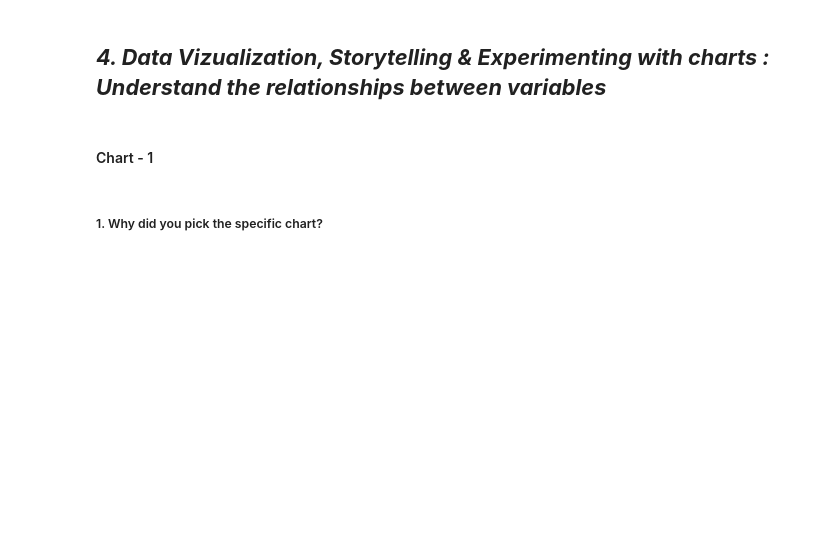
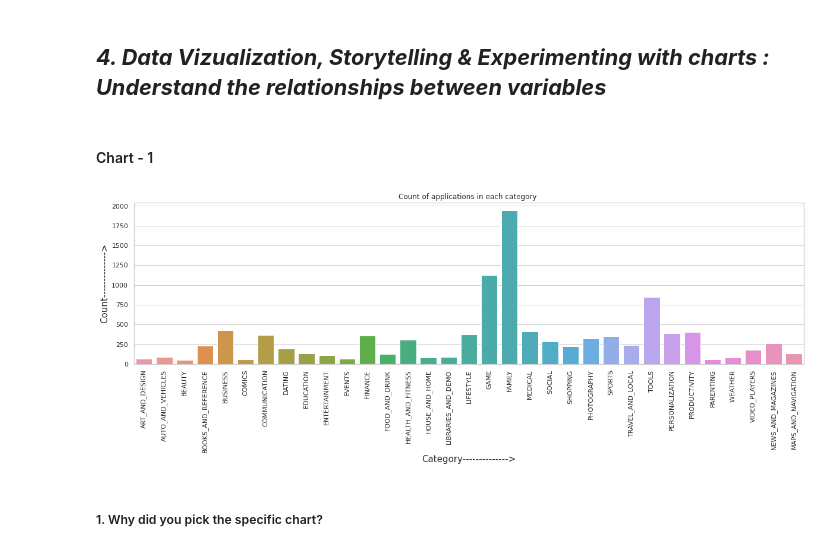
Before and after one commit to pra-sh-ant/Play-Store-Data-EDA, a Jupyter notebook: EDA_Play_Store.ipynb, the cells around one changed output. Saved outputs shown, nothing was run; the diff lists cells and outputs as text; code cells hidden in the pictures; blank space fills up the shorter version.

```diff
--- a/EDA_Play_Store.ipynb
+++ b/EDA_Play_Store.ipynb
@@ -133,0 +336,22 @@ Answer Here
+# %%
+#Function to insert median in Null values of Rating Column
+def ins_median(series):
+  return series.fillna(series.median)
+
+db1.Rating = db1['Rating'].transform(ins_median)
+# %%
+# Filling all the null values with thier mode
+db1['Type'].fillna(str(db1['Type'].mode().values[0]),inplace = True)
+db1['Current Ver'].fillna(str(db1['Current Ver'].mode().values[0]),inplace = True)
+#db1['Android Ver'].fillna(str(db1['Android Ver'].mode().values[0]),inplace = True)
+db1['Content Rating'].fillna(str(db1['Content Rating'].mode().values[0]),inplace = True)
+db1['Size(Mb)'].fillna(str(db1['Size(Mb)'].mode().values[0]),inplace = True)
+# %%
+# Convert Data Types to Correct Format
+db1["Size(Mb)"]=db1["Size(Mb)"].astype(float)
+db1['Reviews'] = pd.to_numeric(db1['Reviews'], errors ='coerce')
+db1["Rating"]=pd.to_numeric(db1["Rating"],errors='coerce')
+db1["Android Ver"]=pd.to_numeric(db1["Android Ver"],errors='coerce')
+# %%
+db1['Installs']= db1['Installs'].apply(lambda x: float(x))
+db1['Price']= db1['Price'].apply(lambda x: float(x))
@@ -141,6 +406,15 @@ Answer Here.
 #### Chart - 1
 # %%
 # Chart - 1 visualization code
+# %%
+sns.countplot('Category',data=db1)
+plt.xlabel("Category-------------->", fontsize=15)
+plt.ylabel("Count-------------->", fontsize=15)
+plt.title("Count of applications in each category ")
+plt.xticks(rotation=90)
+plt.show();
+# %% [output]
+[figure, added]
 # %% [markdown]
 ##### 1. Why did you pick the specific chart?
 # %% [markdown]
```
Also changed, not shown: parts of 57 cells of this notebook.
